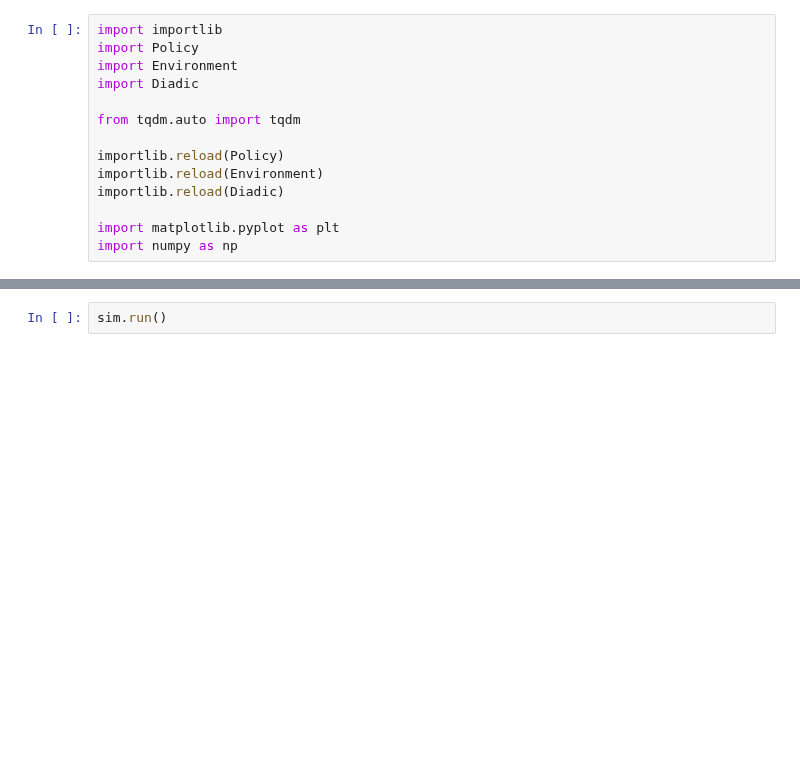
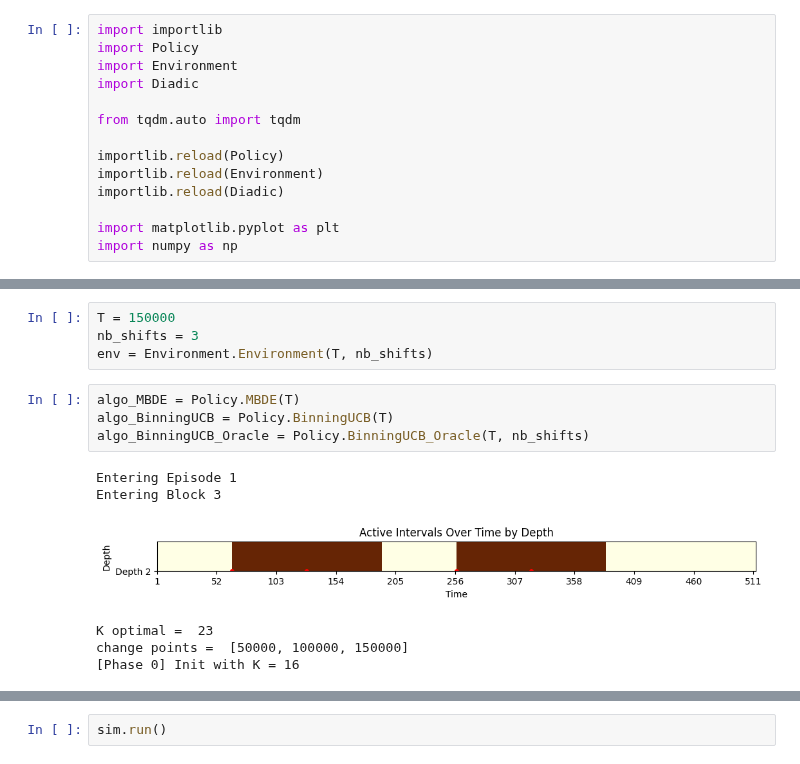
Before and after one commit to nguyenicolas/NS_Lipschitz_Bandits, a Jupyter notebook: main.ipynb, the cells around one changed output, grey strips where cells are left out. Saved outputs shown, nothing was run; the diff lists cells and outputs as text; blank space fills up the shorter version.

```diff
--- a/main.ipynb
+++ b/main.ipynb
@@ -14,0 +51,15 @@ import numpy as np
+# %%
+T = 150000
+nb_shifts = 3
+env = Environment.Environment(T, nb_shifts)
+# %%
+algo_MBDE = Policy.MBDE(T)
+algo_BinningUCB = Policy.BinningUCB(T)
+algo_BinningUCB_Oracle = Policy.BinningUCB_Oracle(T, nb_shifts)
+# %% [output]
+Entering Episode 1
+Entering Block 3
+[figure, added]
+K optimal =  23
+change points =  [50000, 100000, 150000]
+[Phase 0] Init with K = 16
```
Also changed, not shown: parts of 20 cells of this notebook, 3 other files.
